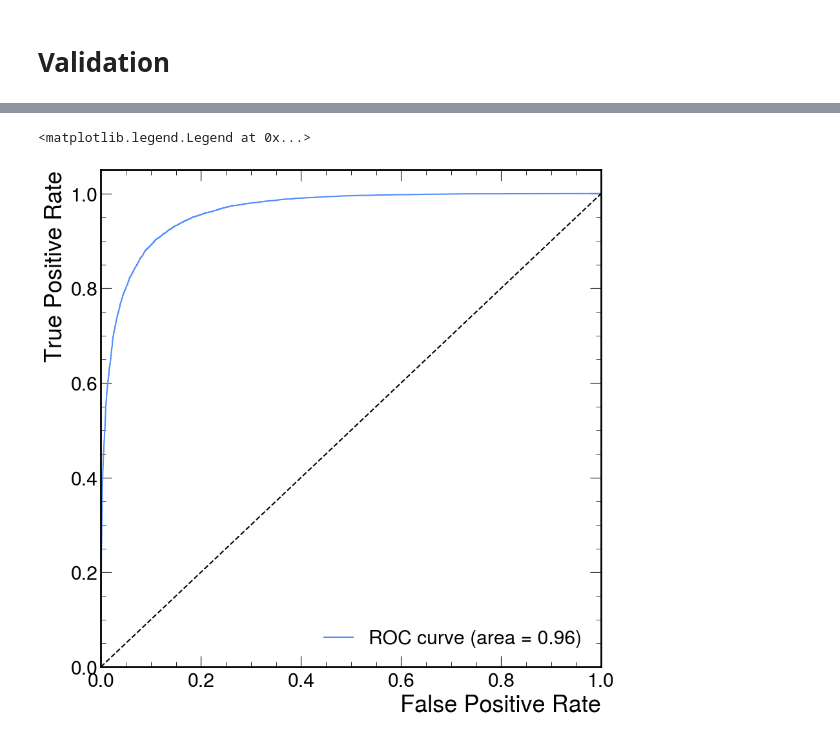
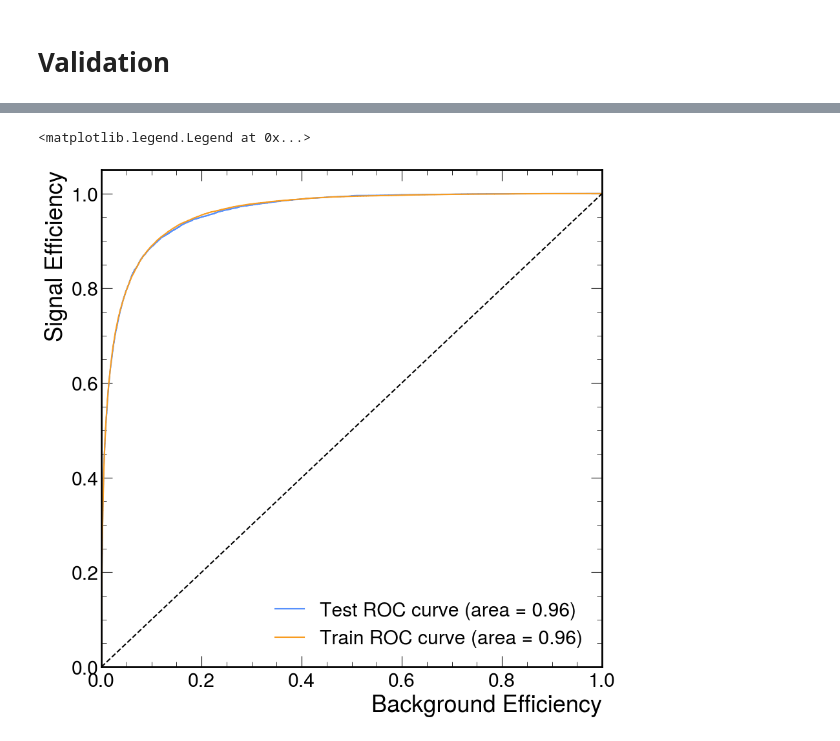
Before and after one commit to aashayarora/vbs-1lep, a Jupyter notebook: mva/training/DNN/train_dnn.ipynb, the cells around one changed output, grey strips where cells are left out. Saved outputs shown, nothing was run; the diff lists cells and outputs as text; code cells hidden in the pictures.

```diff
--- a/mva/training/DNN/train_dnn.ipynb
+++ b/mva/training/DNN/train_dnn.ipynb
@@ -246,3 +250,5 @@ for epoch in tqdm(range(1000), desc="Epochs"):
 # %% [markdown]
 ## Save Model for Inferences
+# %%
+device = torch.device("cpu")
 # %%
@@ -288,12 +288,27 @@ score = auc(false_positive_rate, true_positive_rate)
+# %%
+prediction_test = model(test_data.features.to(device))
+y_pred_test = prediction_test.squeeze(-1).detach().cpu().numpy()
+
+fpr_test, tpr_test, _= roc_curve(test_data.labels, y_pred_test)
+roc_auc_test = auc(fpr_test, tpr_test)
+
+prediction_train = model(train_data.features.to(device))
+y_pred_train = prediction_train.squeeze(-1).detach().cpu().numpy()
+
+fpr_train, tpr_train, _= roc_curve(train_data.labels, y_pred_train)
+roc_auc_train = auc(fpr_train, tpr_train)
 # %%
 fig, ax = plt.subplots()
-ax.plot(false_positive_rate, true_positive_rate, label='ROC curve (area = %0.2f)' % score)
+
+ax.plot(fpr_test, tpr_test, label='Test ROC curve (area = %0.2f)' % roc_auc_test)
+ax.plot(fpr_train, tpr_train, label='Train ROC curve (area = %0.2f)' % roc_auc_train)
+
 ax.plot([0, 1], [0, 1], 'k--')
 ax.set_xlim([0.0, 1.0])
 ax.set_ylim([0.0, 1.05])
-ax.set_xlabel('False Positive Rate')
-ax.set_ylabel('True Positive Rate')
+ax.set_xlabel('Background Efficiency')
+ax.set_ylabel('Signal Efficiency')
 ax.legend()
 # %% [output]
 <matplotlib.legend.Legend at 0x...>
-[figure, old version]
+[figure, new version]
```
Also changed, not shown: parts of 4 cells of this notebook, 25 other files.
